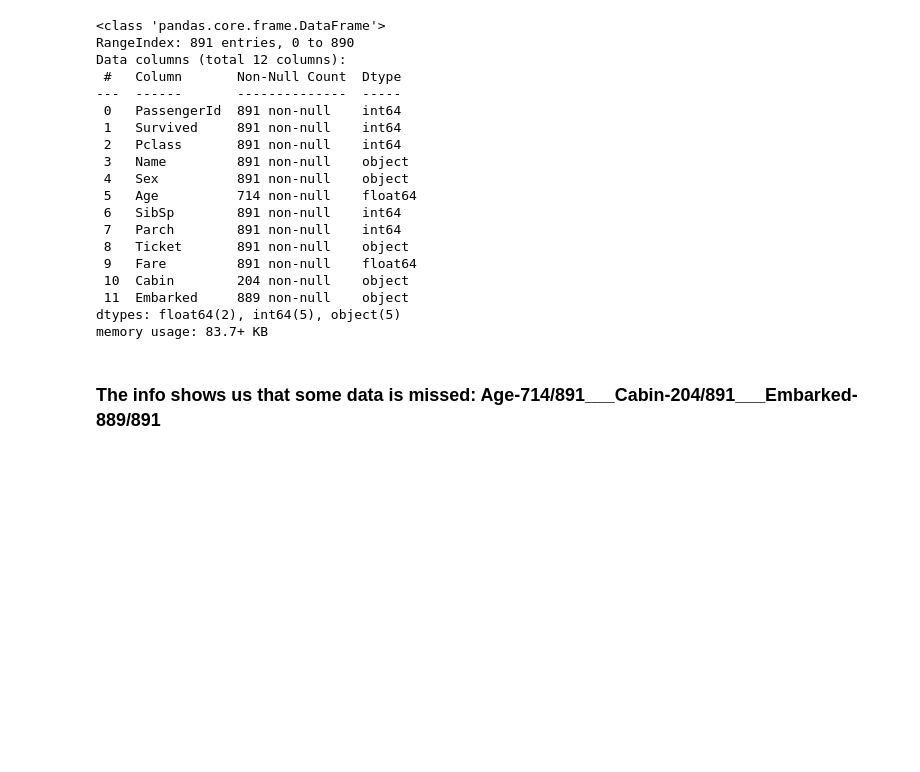
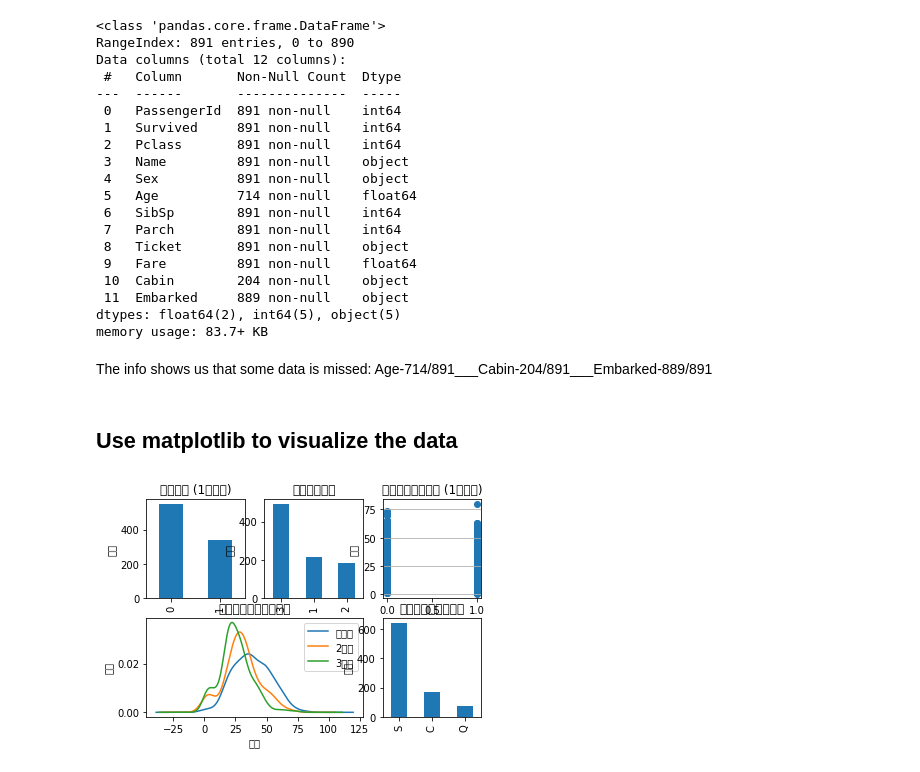
Before and after one commit to MorganREN/HolyKaggle, a Jupyter notebook: titanic/model_train_02.ipynb, the cells around one changed output. Drawn from its saved outputs; the diff is of its cells as text; code cells hidden in the pictures; blank space fills up the shorter version.

```diff
--- a/titanic/model_train_02.ipynb
+++ b/titanic/model_train_02.ipynb
@@ -45,4 +45,45 @@ Data columns (total 12 columns):
 dtypes: float64(2), int64(5), object(5)
 memory usage: 83.7+ KB
 # %% [markdown]
-### The info shows us that some data is missed: Age-714/891___Cabin-204/891___Embarked-889/891
+The info shows us that some data is missed: Age-714/891___Cabin-204/891___Embarked-889/891
+# %% [markdown]
+## Use matplotlib to visualize the data
+# %%
+import matplotlib.pyplot as plt
+fig = plt.figure()
+fig.set(alpha=0.2)  # 设定图表颜色alpha参数
+
+plt.subplot2grid((2,3),(0,0))             # 在一张大图里分列几个小图
+data_train.Survived.value_counts().plot(kind='bar')# 柱状图
+plt.title(u"获救情况 (1为获救)") # 标题
+plt.ylabel(u"人数")
+
+plt.subplot2grid((2,3),(0,1))
+data_train.Pclass.value_counts().plot(kind="bar")
+plt.ylabel(u"人数")
+plt.title(u"乘客等级分布")
+
+plt.subplot2grid((2,3),(0,2))
+plt.scatter(data_train.Survived, data_train.Age)
+plt.ylabel(u"年龄")                         # 设定纵坐标名称
+plt.grid(b=True, which='major', axis='y')
+plt.title(u"按年龄看获救分布 (1为获救)")
+
+
+plt.subplot2grid((2,3),(1,0), colspan=2)
+data_train.Age[data_train.Pclass == 1].plot(kind='kde')
+data_train.Age[data_train.Pclass == 2].plot(kind='kde')
+data_train.Age[data_train.Pclass == 3].plot(kind='kde')
+plt.xlabel(u"年龄")# plots an axis lable
+plt.ylabel(u"密度")
+plt.title(u"各等级的乘客年龄分布")
+plt.legend((u'头等舱', u'2等舱',u'3等舱'),loc='best') # sets our legend for our graph.
+
+
+plt.subplot2grid((2,3),(1,2))
+data_train.Embarked.value_counts().plot(kind='bar')
+plt.title(u"各登船口岸上船人数")
+plt.ylabel(u"人数")
+plt.show()
+# %% [output]
+[figure, added]
```
Also changed, not shown: 4 other files.
